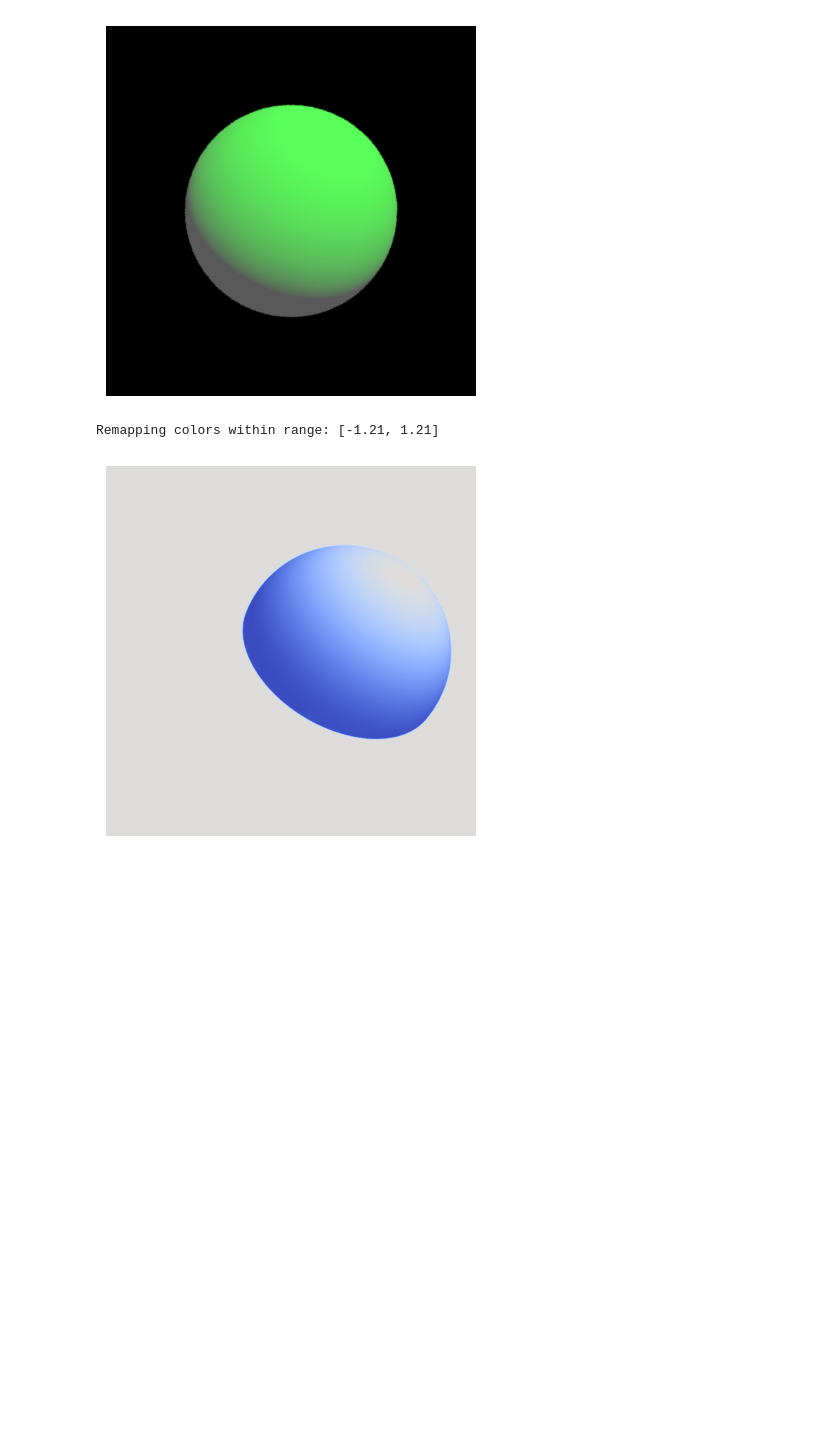
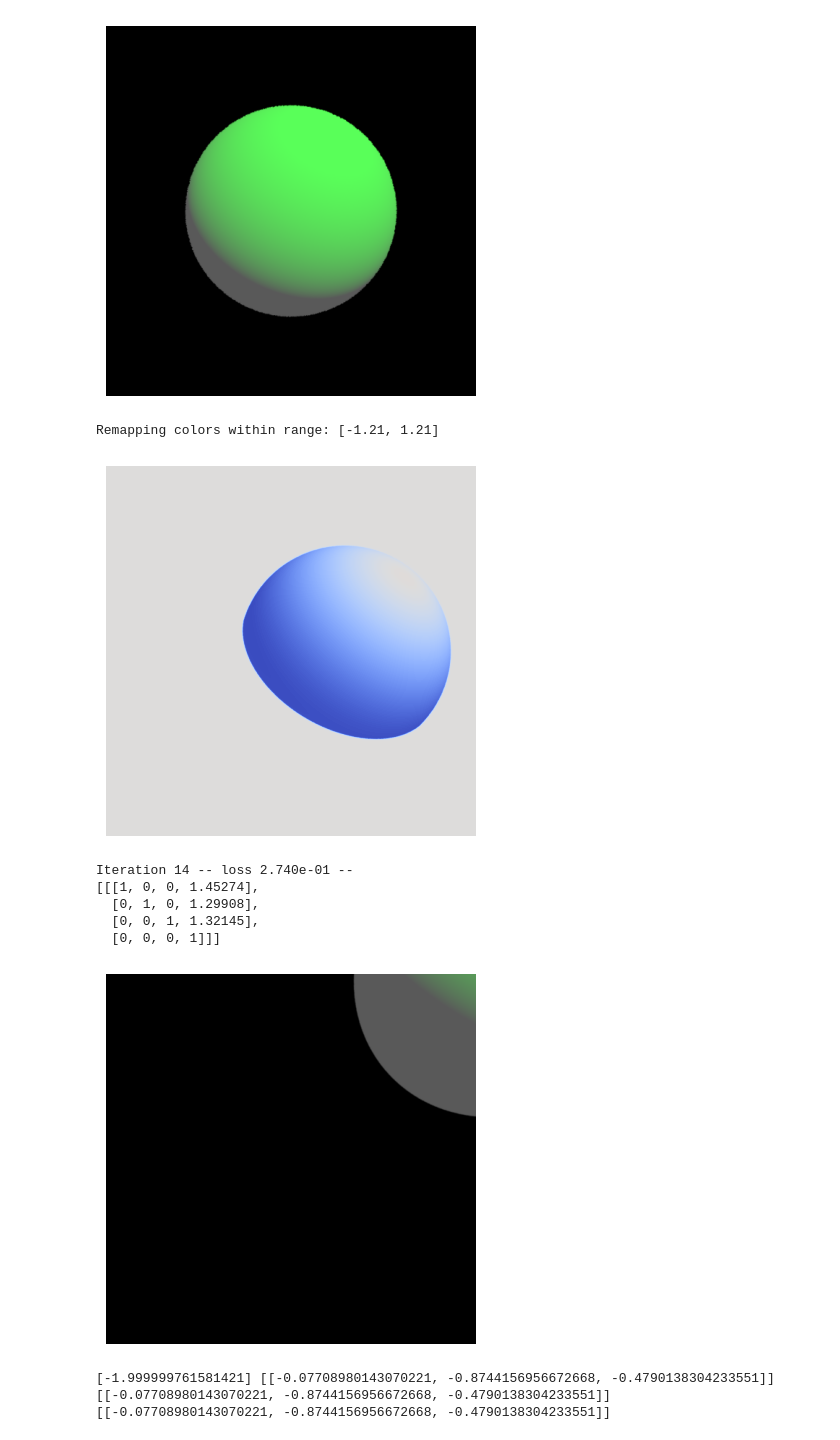
Before and after one commit to wchang22/SDF-WAS, a Jupyter notebook: notebooks/hackathon.ipynb, the cells around one changed output. Drawn from its saved outputs; the diff is of its cells as text; code cells hidden in the pictures; blank space fills up the shorter version.

```diff
--- a/notebooks/hackathon.ipynb
+++ b/notebooks/hackathon.ipynb
@@ -34,6 +34,7 @@ scene = mi.load_dict({
                 'type': 'gaussian',
             },
             'pixel_format': 'rgb',
+            'sample_border': True,
         },
     },
     'sphere': {
@@ -140,6 +141,51 @@ plt.imshow(grad_image, cmap=cm.coolwarm, vmin=-vlim, vmax=vlim);
 # %% [output]
 Remapping colors within range: [-1.21, 1.21]
 [figure]
+# %%
+opt = mi.ad.Adam(lr=0.1)
+opt['trans'] = mi.Vector3f(0.5, 0, 0)
+
+def apply_transformation(params, opt):
+    params[key] = mi.Transform4f.translate([opt['trans'].x, opt['trans'].y, opt['trans'].z])
+    params.update()
+
+for i in range(15):
+    apply_transformation(params, opt)
+
+    image = mi.render(scene, params, seed=0, spp=1)
+
+    loss = relmse(image, image_ref)
+
+    trans_grad = mi.Vector3f(0)
+
+    for c in range(3):
+        grad_in = mi.Vector3f(0, 0, 0)
+        grad_in[c] = 1
+        dr.set_grad(opt['trans'], grad_in)
+        dr.enqueue(dr.ADMode.Forward, opt['trans'])
+        dr.traverse(type(opt['trans']), dr.ADMode.Forward, flags=dr.ADFlag.ClearInput)
+        trans_grad[c] = dr.grad(loss)
+
+    dr.set_grad(opt['trans'], trans_grad)
+
+    opt.step()
+
+    print(f'Iteration {i} -- loss {loss[0]:.3e} --', end='\r')
+print()
+
+image = mi.render(scene, params, seed=0)
+
+plt.axis('off')
+plt.imshow(mi.util.convert_to_bitmap(image));
+
+print(params[key])
+# %% [output]
+Iteration 14 -- loss 2.740e-01 --
+[[[1, 0, 0, 1.45274],
+  [0, 1, 0, 1.29908],
+  [0, 0, 1, 1.32145],
+  [0, 0, 0, 1]]]
+[figure, added]
 # %%
 # opt = mi.ad.Adam(lr=0.1)
 # opt['trans'] = mi.Vector3f(0.5, 0, 0)
@@ -169,3 +213,35 @@ Remapping colors within range: [-1.21, 1.21]
 # plt.imshow(mi.util.convert_to_bitmap(image));
 
 # print(params[key])
+# %%
+from mitsuba import Transform4f as T4f
+
+def eval(position):
+    A = T4f.translate([1, 2, 3]).rotate(dr.normalize(mi.Point3f(0.2, 0.3, 0.4)), 0.2)
+    scale = 2
+
+    A_inv = A.inverse()
+    transformed_p = A_inv.transform_affine(position)
+    p = transformed_p / scale
+    norm_p = dr.norm(p)
+
+    f = scale * (norm_p - 1.0)
+    p_norm = p / norm_p
+    dfdx = dr.transpose(mi.Matrix3f(A_inv.matrix))@p_norm
+
+    return f, dfdx
+
+p = mi.Point3f(1, 2, 3)
+dr.enable_grad(p)
+
+f, n = eval(p)
+dr.backward(f)
+dfdx = dr.grad(p)
+
+print(f, n)
+print(dfdx)
+print(n)
+# %% [output]
+[-1.999999761581421] [[-0.07708980143070221, -0.8744156956672668, -0.4790138304233551]]
+[[-0.07708980143070221, -0.8744156956672668, -0.4790138304233551]]
+[[-0.07708980143070221, -0.8744156956672668, -0.4790138304233551]]
```
Also changed, not shown: parts of 1 cell of this notebook, 1 other file.
